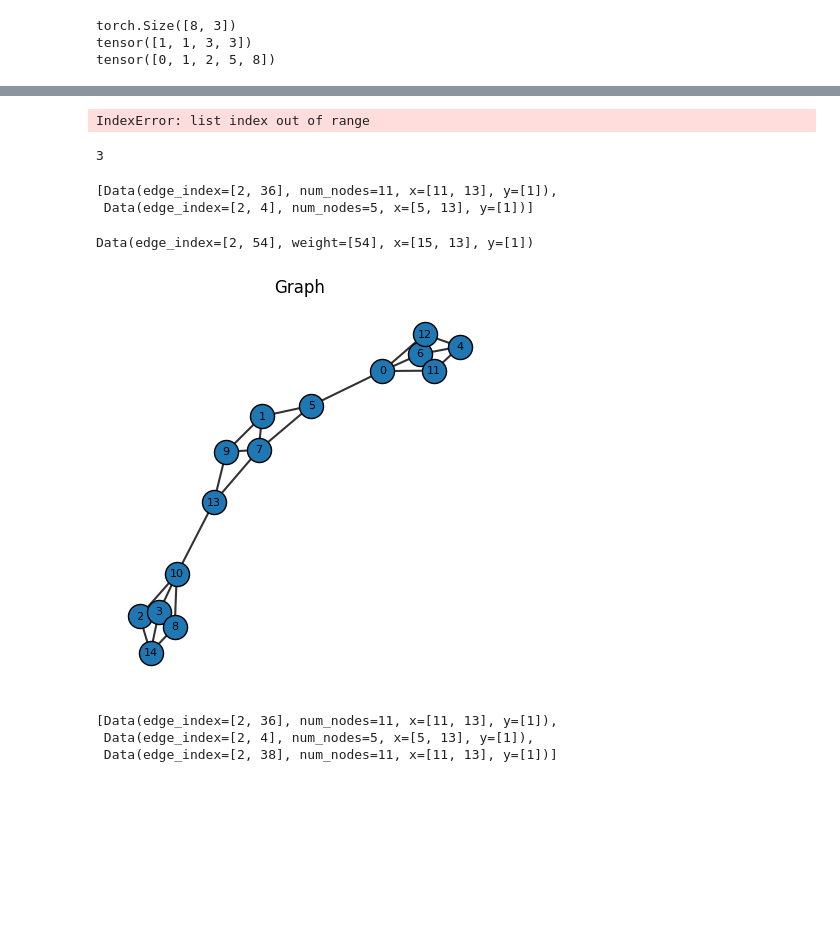
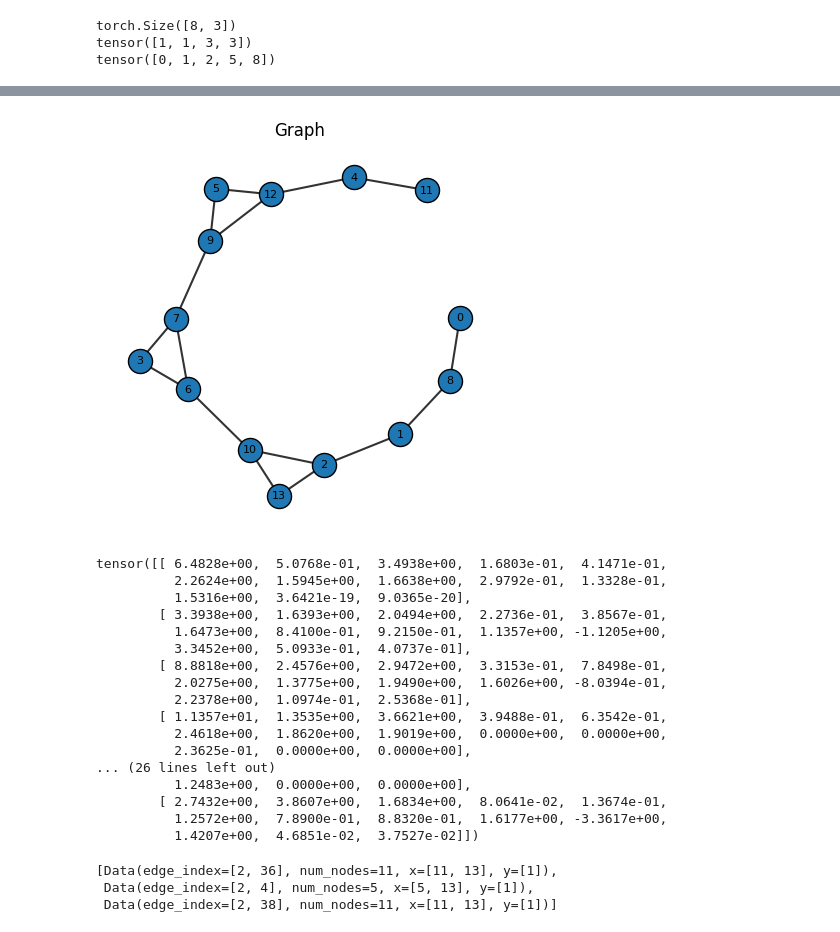
Before and after one commit to NEurosgen/jepa-spines, a Jupyter notebook: Untitled-1.ipynb, the cells around one changed output, grey strips where cells are left out. Drawn from its saved outputs; the diff is of its cells as text; code cells hidden in the pictures; blank space fills up the shorter version.

```diff
--- a/Untitled-1.ipynb
+++ b/Untitled-1.ipynb
@@ -5,0 +238,11 @@ from ExperimentalDataset import SpineGraphDataset
+# %%
+from torch_geometric.data import Dataset, Data
+import torch
+from pathlib import Path
+from datasets.labid_spheric_data import pyg_data_to_nx,knn_graph
+knn = 4
+path = "/home/eugen/Desktop/CodeWork/Projects/Diplom/notebooks/TranslateToSpherical/out/Ab/ab41-1_processed/graph/graph.pt"
+data: Data = torch.load(path, map_location="cpu",  weights_only=False)
+G = pyg_data_to_nx(data)
+if knn and knn > 0:
+    G = knn_graph(G, k=knn, mutual=True,weight='attr')
@@ -165,0 +392,2 @@ pd.Series(wt_graphs).apply(lambda x: len(x.nodes)).hist()
+# %%
+G = load_graphs('/home/eugen/Desktop/CodeWork/Projects/Diplom/notebooks/JepaAE/Test/Ab/ab24-1_processed_graph.pkl')
@@ -165,0 +434,11 @@ pd.Series(wt_graphs).apply(lambda x: len(x.nodes)).hist()
+# %%
+import torch
+from torch_geometric.data import Data
+
+path = "/home/eugen/Desktop/CodeWork/Projects/Diplom/notebooks/TranslateToSpherical/out/Ab/ab41-1_processed/graph/graph.pt"
+data: Data = torch.load(path, map_location="cpu",  weights_only=False)   # или "cuda" если нужно
+print(data)                    # краткая сводка
+print(data.x.shape)            # (N, F)
+print(data.edge_index.shape)   # (2, E)
+print(getattr(data, "node_names", None))
+print(getattr(data, "file_paths", None))
@@ -165,0 +508,2 @@ pd.Series(wt_graphs).apply(lambda x: len(x.nodes)).hist()
+# %%
+G = pyg_data_to_nx(el)
@@ -335,20 +553,3 @@ visualize_graph(graph_set[1])
-# %%
-cut_ds[1]
-# %% [output]
-IndexError: list index out of range
-# %%
-graph_set[1].num_nodes
-# %% [output]
-3
-# %%
-patches_set[2][1]
-# %% [output]
-[Data(edge_index=[2, 36], num_nodes=11, x=[11, 13], y=[1]),
- Data(edge_index=[2, 4], num_nodes=5, x=[5, 13], y=[1])]
-# %%
-graph_set[2]
-# %% [output]
-Data(edge_index=[2, 54], weight=[54], x=[15, 13], y=[1])
 # %%
 import matplotlib.pyplot as plt
 import networkx as nx
@@ -375,9 +576,29 @@ def visualize_graph(data: Data, title: str = "Graph", with_labels: bool = True):
     plt.axis("off")
     plt.show()
 # %%
-visualize_graph(graph_set[2])
+visualize_graph(train_dataset[6])
 # %% [output]
-[figure, old version]
+[figure, new version]
+# %%
+train_dataset[6].x
+# %% [output]
+tensor([[ 6.4828e+00,  5.0768e-01,  3.4938e+00,  1.6803e-01,  4.1471e-01,
+          2.2624e+00,  1.5945e+00,  1.6638e+00,  2.9792e-01,  1.3328e-01,
+          1.5316e+00,  3.6421e-19,  9.0365e-20],
+        [ 3.3938e+00,  1.6393e+00,  2.0494e+00,  2.2736e-01,  3.8567e-01,
+          1.6473e+00,  8.4100e-01,  9.2150e-01,  1.1357e+00, -1.1205e+00,
+          3.3452e+00,  5.0933e-01,  4.0737e-01],
+        [ 8.8818e+00,  2.4576e+00,  2.9472e+00,  3.3153e-01,  7.8498e-01,
+          2.0275e+00,  1.3775e+00,  1.9490e+00,  1.6026e+00, -8.0394e-01,
+          2.2378e+00,  1.0974e-01,  2.5368e-01],
+        [ 1.1357e+01,  1.3535e+00,  3.6621e+00,  3.9488e-01,  6.3542e-01,
+          2.4618e+00,  1.8620e+00,  1.9019e+00,  0.0000e+00,  0.0000e+00,
+          2.3625e-01,  0.0000e+00,  0.0000e+00],
+... (26 lines left out)
+          1.2483e+00,  0.0000e+00,  0.0000e+00],
+        [ 2.7432e+00,  3.8607e+00,  1.6834e+00,  8.0641e-02,  1.3674e-01,
+          1.2572e+00,  7.8900e-01,  8.8320e-01,  1.6177e+00, -3.3617e+00,
+          1.4207e+00,  4.6851e-02,  3.7527e-02]])
 # %%
 def get_list_patches(element):
     gl =[]
```
Also changed, not shown: parts of 49 cells of this notebook, 15 other files.
